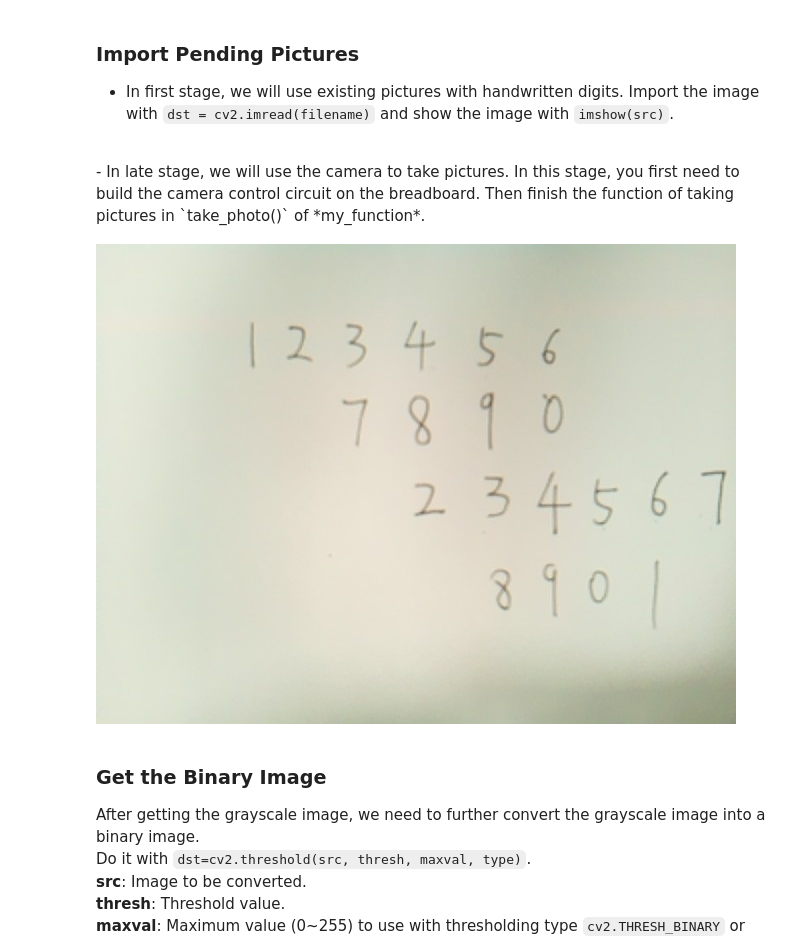
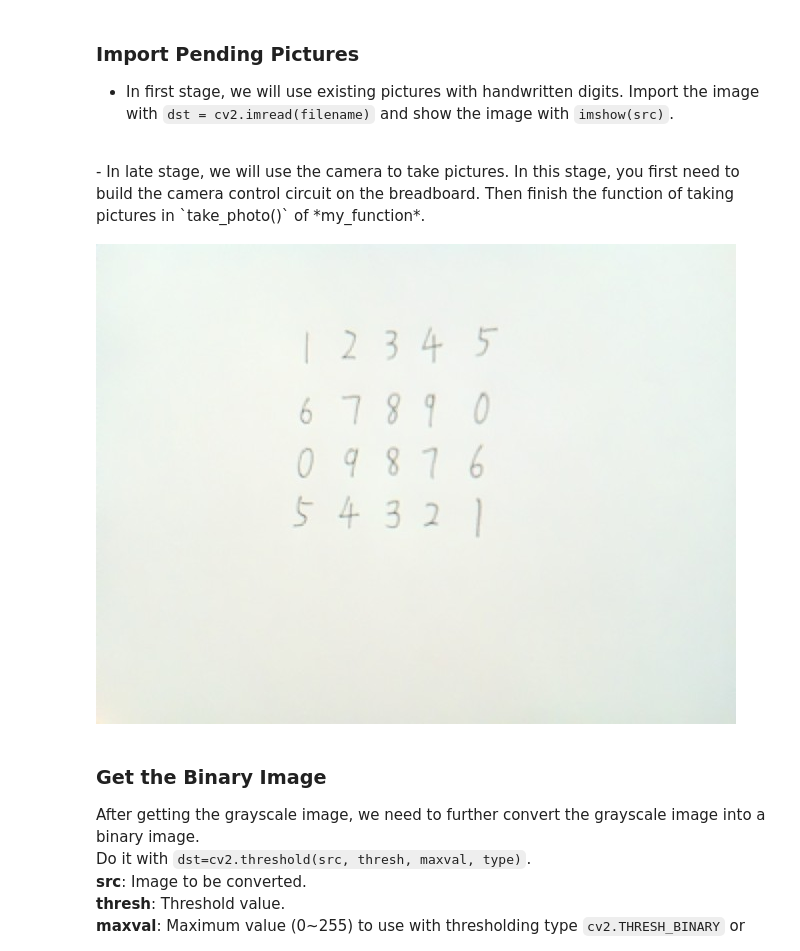
Before and after one commit to AlexWei2020/25fall-SI100B-Project, a Jupyter notebook: ProjectExercises/MultipleLine_NumDect_ProcessRealImage.ipynb, the cells around one changed output. Drawn from its saved outputs; the diff is of its cells as text; code cells hidden in the pictures.

```diff
--- a/ProjectExercises/MultipleLine_NumDect_ProcessRealImage.ipynb
+++ b/ProjectExercises/MultipleLine_NumDect_ProcessRealImage.ipynb
@@ -63,11 +66,11 @@ Before we start digits recognition, we need to do some preprocessing on the imag
 <br>
 - In late stage, we will use the camera to take pictures. In this stage, you first need to build the camera control circuit on the breadboard. Then finish the function of taking pictures in `take_photo()` of *my_function*.
 # %%
-image = PRJ_PATH + "/UserData/20251230_165642.jpg"
+image = PRJ_PATH + "/UserData/20251230_195601.jpg"
 img = cv2.imread(image)
 imshow(img)
 # %% [output]
-[figure, old version]
+[figure, new version]
 # %% [markdown]
 ### Get the Binary Image
 After getting the grayscale image, we need to further convert the grayscale image into a binary image.
```
Also changed, not shown: parts of 3 cells of this notebook, 7 other files.
